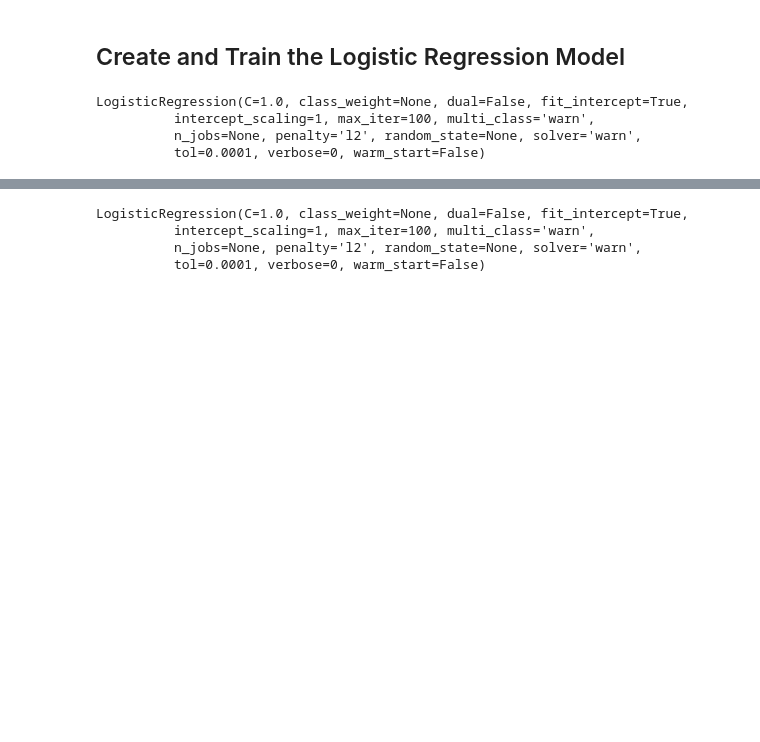
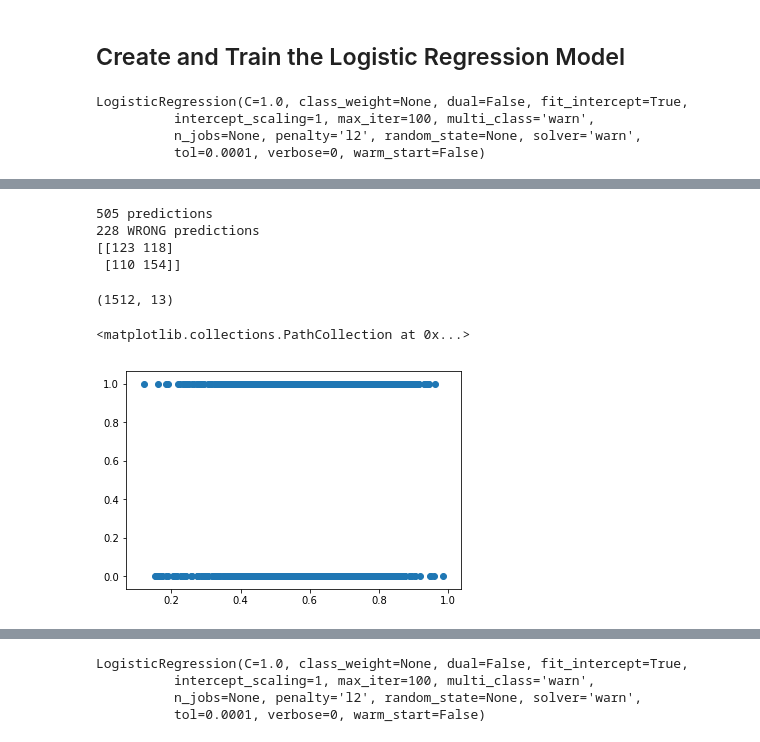
Before and after one commit to RyanSchraeder/SpotiPy, a Jupyter notebook: Music_ML-Regression.ipynb, the cells around one changed output, grey strips where cells are left out. Saved outputs shown, nothing was run; the diff lists cells and outputs as text; code cells hidden in the pictures; blank space fills up the shorter version.

```diff
--- a/Music_ML-Regression.ipynb
+++ b/Music_ML-Regression.ipynb
@@ -86,0 +83,28 @@ Testing Data Score: 0.9485148514851485
+# %%
+actual_vs_predicted = pd.DataFrame({
+    'actual': y_test,
+    'predicted': model.predict(X_test)
+})#, columns='')
+
+print(f'{len(actual_vs_predicted)} predictions')
+print(f'{(actual_vs_predicted["actual"]!=actual_vs_predicted["predicted"]).sum()} WRONG predictions')
+
+from sklearn.metrics import confusion_matrix
+
+print(confusion_matrix(y_test, model.predict(X_test)))
+# %% [output]
+505 predictions
+228 WRONG predictions
+[[123 118]
+ [110 154]]
+# %%
+print(X_train.shape)
+# plot the model scores
+score_X = model.score(X_train, y_train)
+score_y = model.score(X_test, y_test)
+# plt.scatter(score_X, score_y)
+plt.scatter(X_train['danceability'], y_train)
+# %% [output]
+(1512, 13)
+<matplotlib.collections.PathCollection at 0x...>
+[figure, added]
```
Also changed, not shown: parts of 20 cells of this notebook.
